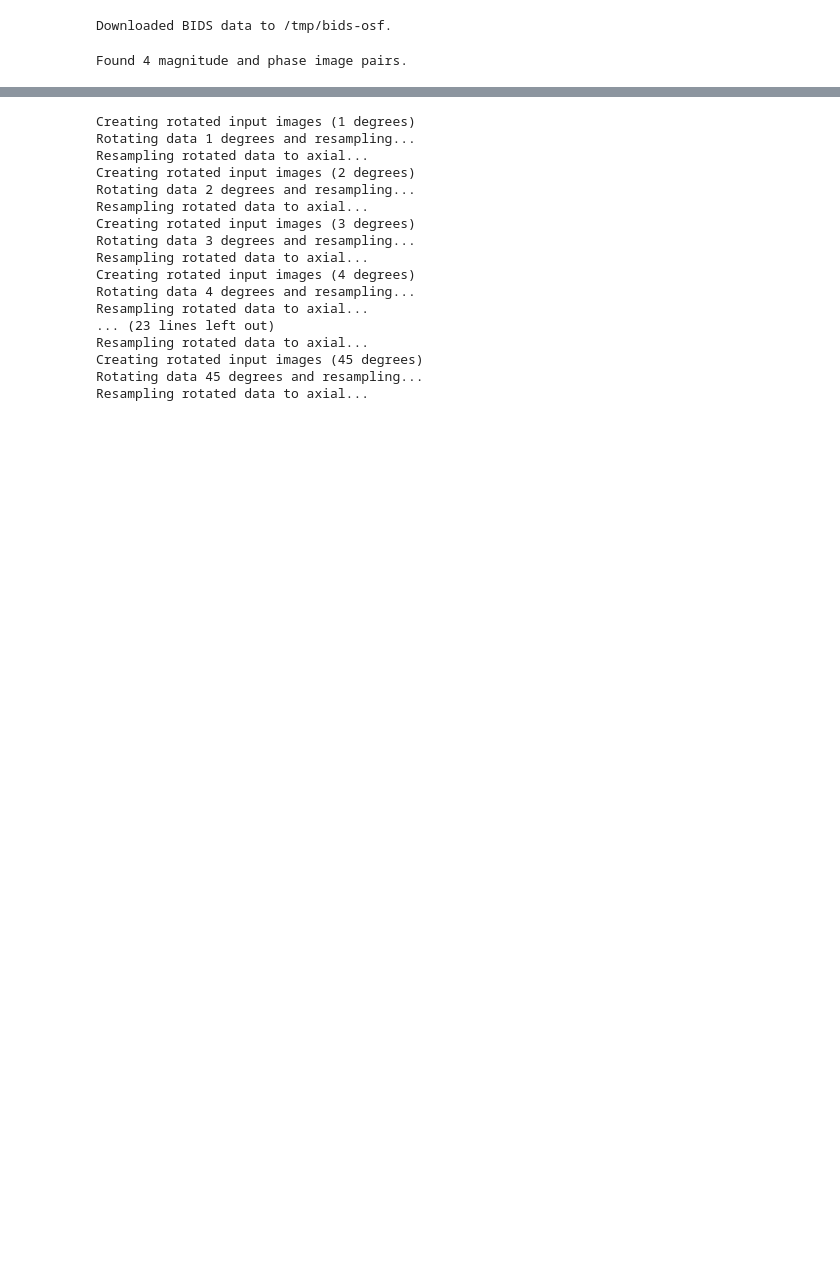
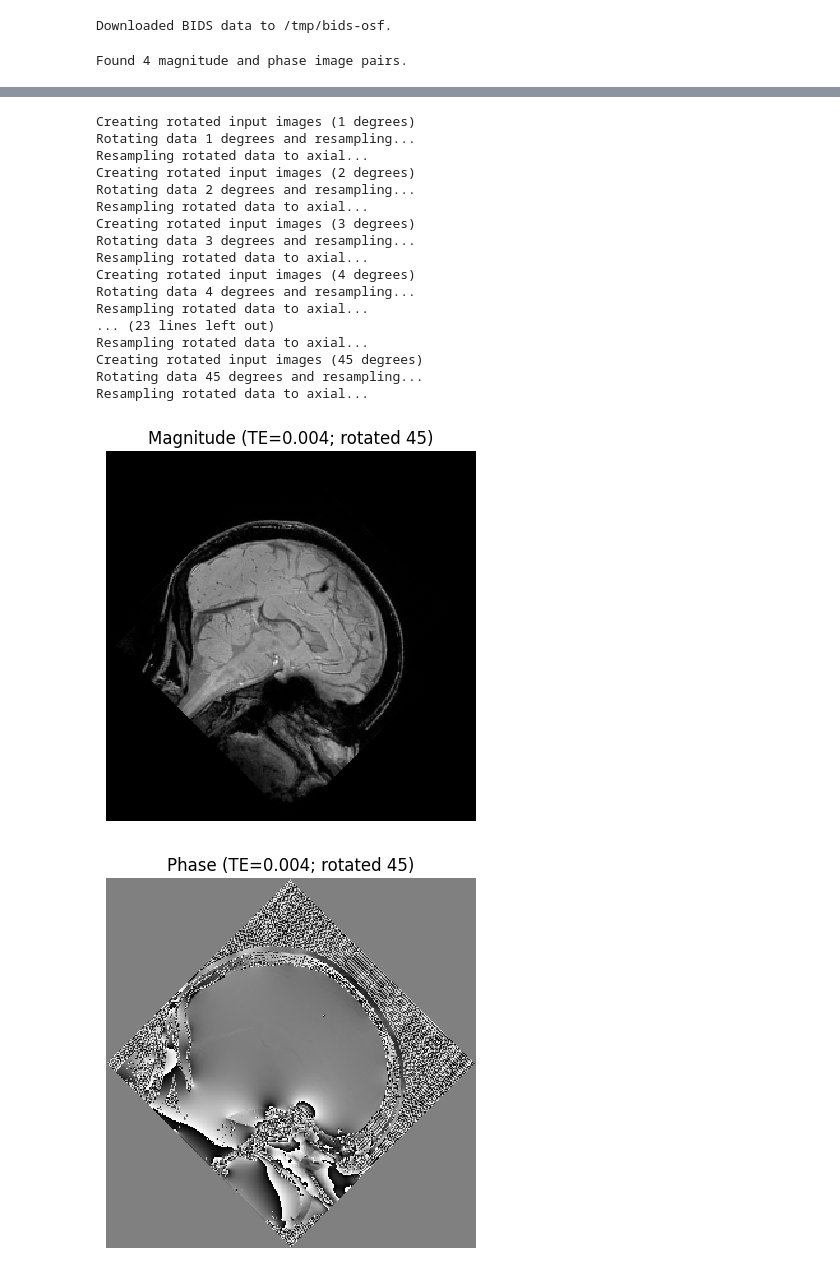
Before and after one commit to astewartau/2022-qsm-orientation-abstract, a Jupyter notebook: abstract-code.ipynb, the cells around one changed output, grey strips where cells are left out. Cells and saved outputs as stored; diff of their text form; code cells hidden in the pictures; blank space fills up the shorter version.

```diff
--- a/abstract-code.ipynb
+++ b/abstract-code.ipynb
@@ -29,31 +36,35 @@ Found 4 magnitude and phase image pairs.
 # %%
 # create augmented data
 degrees = [1, 2, 3, 4, 5, 10, 15, 20, 25, 30, 35, 40, 45]
 for d in degrees:
     print(f"Creating rotated input images ({d} degrees)")
     out_dir = os.path.join(tmp_dir, f"inputs-rotated-{d}-degrees")
     print(f"Rotating data {d} degrees and resampling...")
     mag_rotated, pha_rotated = fn.rotate_mag_phase(mag_files, pha_files, out_dir, d)
     print(f"Resampling rotated data to axial...")
     mag_rotated_axial, pha_rotated_axial = fn.resample_to_axial(mag_rotated, pha_rotated, out_dir)
+fn.display_nii(mag_rotated[0], title=f'Magnitude (TE={echo_times[0]}; rotated {degrees[-1]})', cmap='gray', interpolation='nearest')
+fn.display_nii(pha_rotated[0], title=f'Phase (TE={echo_times[0]}; rotated {degrees[-1]})', cmap='gray', interpolation='nearest')
 # %% [output]
 Creating rotated input images (1 degrees)
 Rotating data 1 degrees and resampling...
 Resampling rotated data to axial...
 Creating rotated input images (2 degrees)
 Rotating data 2 degrees and resampling...
 Resampling rotated data to axial...
 Creating rotated input images (3 degrees)
 Rotating data 3 degrees and resampling...
 Resampling rotated data to axial...
 Creating rotated input images (4 degrees)
 Rotating data 4 degrees and resampling...
 Resampling rotated data to axial...
 ... (23 lines left out)
 Resampling rotated data to axial...
 Creating rotated input images (45 degrees)
 Rotating data 45 degrees and resampling...
 Resampling rotated data to axial...
+[figure, added]
+[figure, added]
 # %%
 print("BET masking for original data...")
 mask_file = fn.bet_masking(mag_files[0], bet_fractional_intensity, extra_data_path)
```
Also changed, not shown: parts of 4 cells of this notebook, 1 other file.
